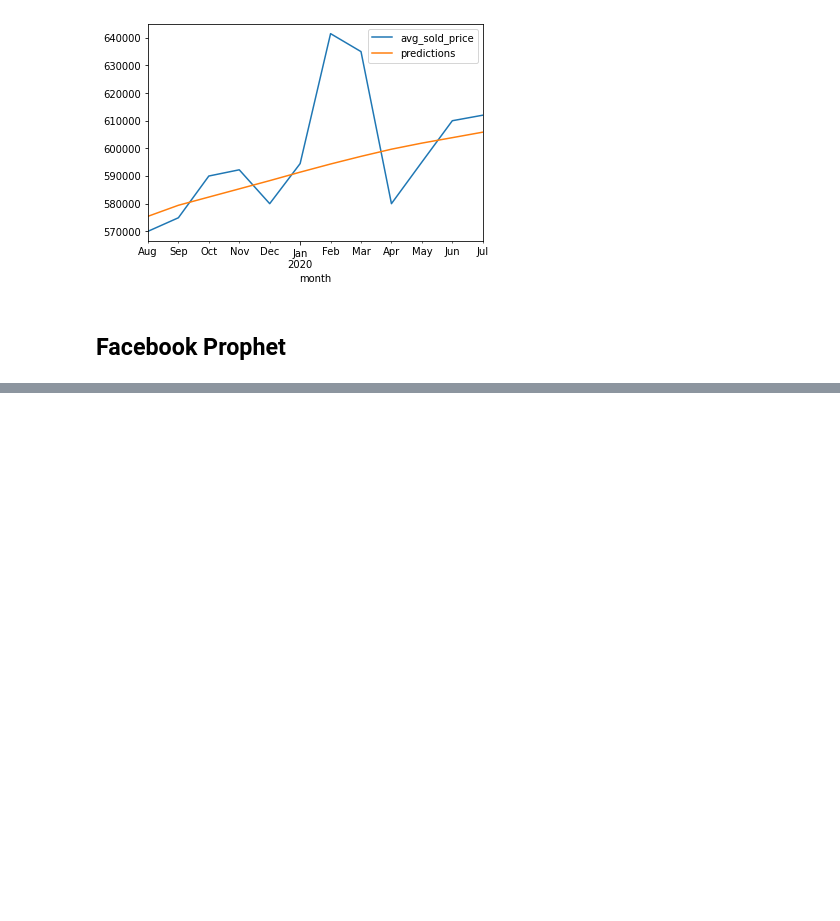
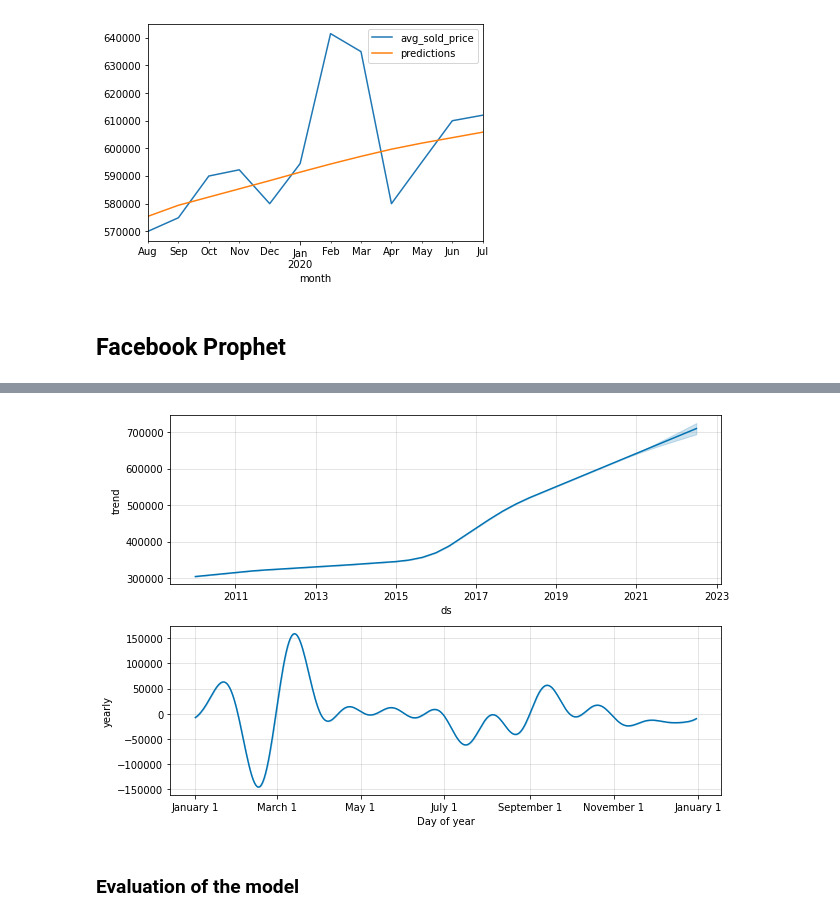
Before and after one commit to daniel8691/rental-housing-toronto, a Jupyter notebook: condo_prices_scrape_n_clean.ipynb, the cells around one changed output, grey strips where cells are left out. Saved outputs shown, nothing was run; the diff lists cells and outputs as text; code cells hidden in the pictures; blank space fills up the shorter version.

```diff
--- a/condo_prices_scrape_n_clean.ipynb
+++ b/condo_prices_scrape_n_clean.ipynb
@@ -538,0 +646,6 @@ test.plot()
+# %%
+m.plot_components(forecast);
+# %% [output]
+[figure, added]
+# %% [markdown]
+### Evaluation of the model
```
Also changed, not shown: parts of 28 cells of this notebook.
